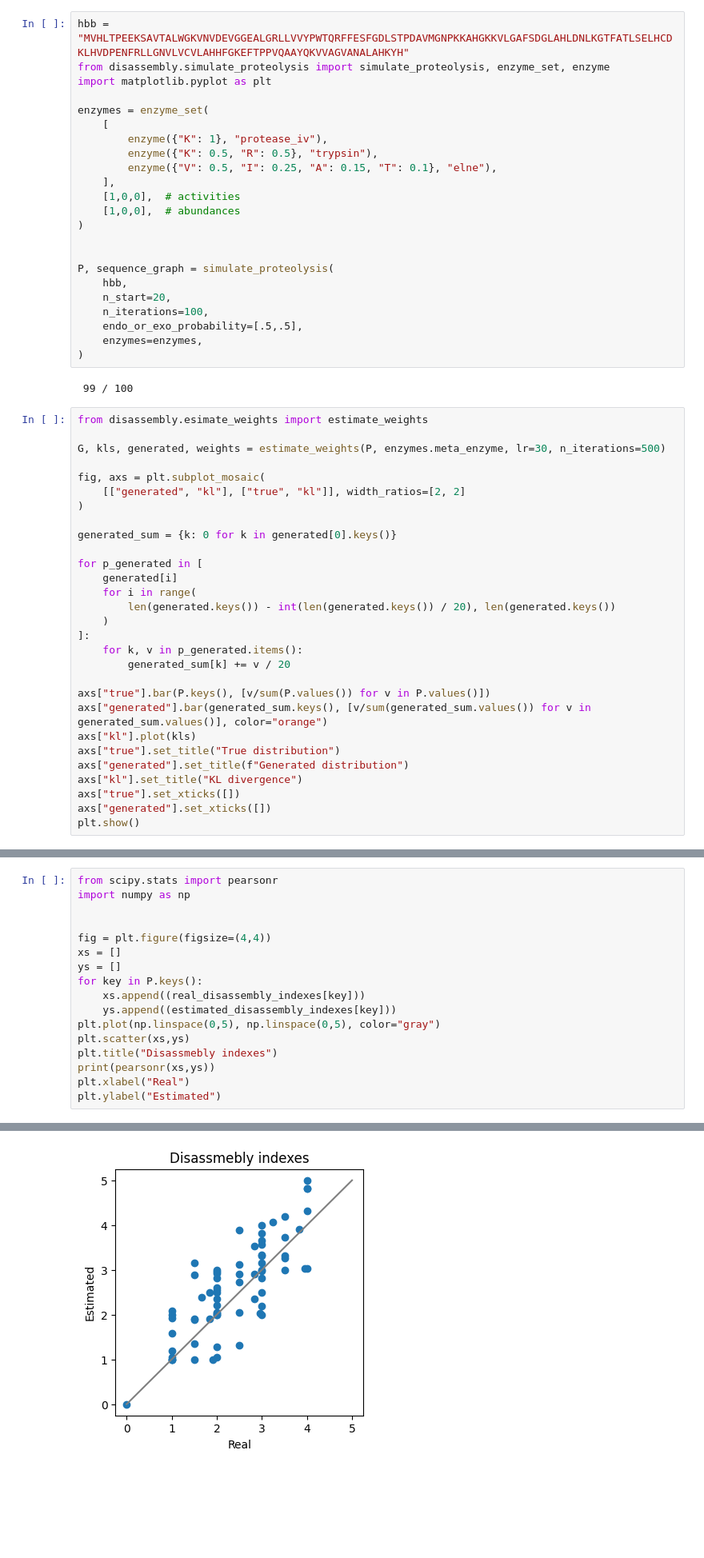
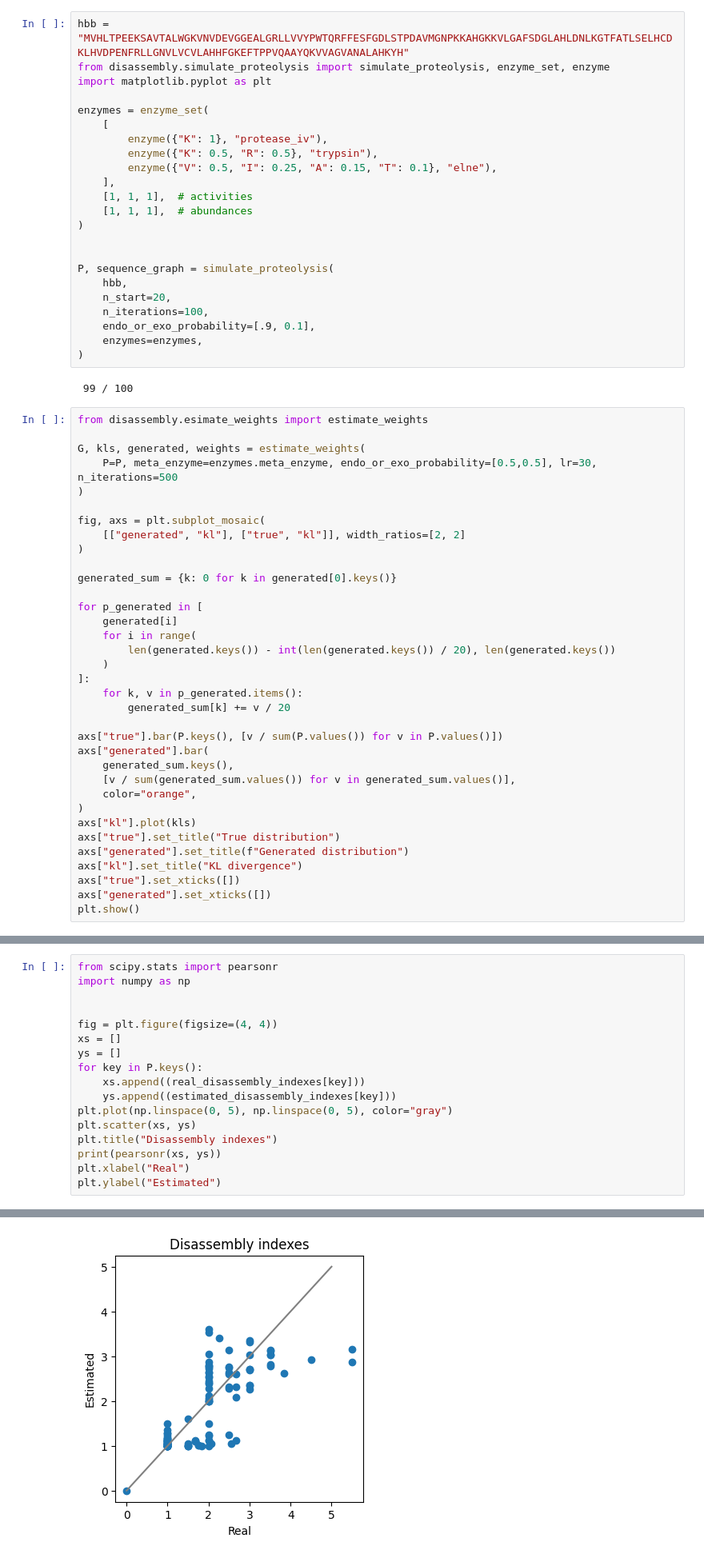
Before and after one commit to ErikHartman/disassembly, a Jupyter notebook: src/weight_estimation_new_method.ipynb, the cells around one changed output, grey strips where cells are left out. Shown at 80% size. Drawn from its saved outputs; the diff is of its cells as text; blank space fills up the shorter version.

```diff
--- a/src/weight_estimation_new_method.ipynb
+++ b/src/weight_estimation_new_method.ipynb
@@ -208,8 +208,8 @@ enzymes = enzyme_set(
         enzyme({"K": 0.5, "R": 0.5}, "trypsin"),
         enzyme({"V": 0.5, "I": 0.25, "A": 0.15, "T": 0.1}, "elne"),
     ],
-    [1,0,0],  # activities
-    [1,0,0],  # abundances
+    [1, 1, 1],  # activities
+    [1, 1, 1],  # abundances
 )
 
 
@@ -217,7 +217,7 @@ P, sequence_graph = simulate_proteolysis(
     hbb,
     n_start=20,
     n_iterations=100,
-    endo_or_exo_probability=[.5,.5],
+    endo_or_exo_probability=[.9, 0.1],
     enzymes=enzymes,
 )
 # %% [output]
@@ -225,7 +225,9 @@ P, sequence_graph = simulate_proteolysis(
 # %%
 from disassembly.esimate_weights import estimate_weights
 
-G, kls, generated, weights = estimate_weights(P, enzymes.meta_enzyme, lr=30, n_iterations=500)
+G, kls, generated, weights = estimate_weights(
+    P=P, meta_enzyme=enzymes.meta_enzyme, endo_or_exo_probability=[0.5,0.5], lr=30, n_iterations=500
+)
 
 fig, axs = plt.subplot_mosaic(
     [["generated", "kl"], ["true", "kl"]], width_ratios=[2, 2]
@@ -242,8 +244,12 @@ for p_generated in [
     for k, v in p_generated.items():
         generated_sum[k] += v / 20
 
-axs["true"].bar(P.keys(), [v/sum(P.values()) for v in P.values()])
-axs["generated"].bar(generated_sum.keys(), [v/sum(generated_sum.values()) for v in generated_sum.values()], color="orange")
+axs["true"].bar(P.keys(), [v / sum(P.values()) for v in P.values()])
+axs["generated"].bar(
+    generated_sum.keys(),
+    [v / sum(generated_sum.values()) for v in generated_sum.values()],
+    color="orange",
+)
 axs["kl"].plot(kls)
 axs["true"].set_title("True distribution")
 axs["generated"].set_title(f"Generated distribution")
@@ -316,16 +327,16 @@ from scipy.stats import pearsonr
 import numpy as np
 
 
-fig = plt.figure(figsize=(4,4))
+fig = plt.figure(figsize=(4, 4))
 xs = []
 ys = []
 for key in P.keys():
     xs.append((real_disassembly_indexes[key]))
     ys.append((estimated_disassembly_indexes[key]))
-plt.plot(np.linspace(0,5), np.linspace(0,5), color="gray")
-plt.scatter(xs,ys)
-plt.title("Disassmebly indexes")
-print(pearsonr(xs,ys))
+plt.plot(np.linspace(0, 5), np.linspace(0, 5), color="gray")
+plt.scatter(xs, ys)
+plt.title("Disassembly indexes")
+print(pearsonr(xs, ys))
 plt.xlabel("Real")
 plt.ylabel("Estimated")
 # %% [output]
@@ -333,2 +344,2 @@ PearsonRResult(statistic=0.7934331559478798, pvalue=1.5835508973769144e-16)
 Text(0, 0.5, 'Estimated')
-[figure, old version]
+[figure, new version]
```
Also changed, not shown: parts of 6 cells of this notebook, 1 other file.
